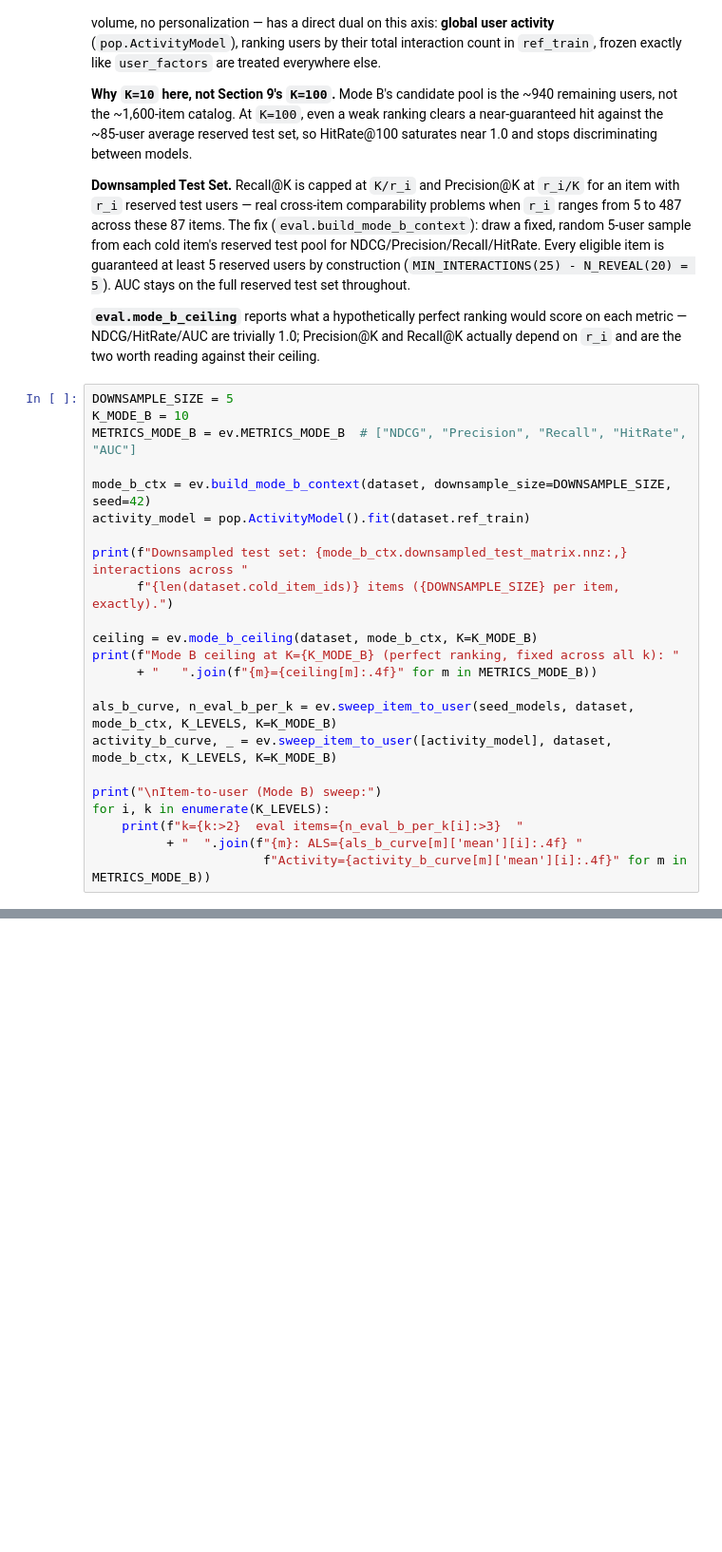
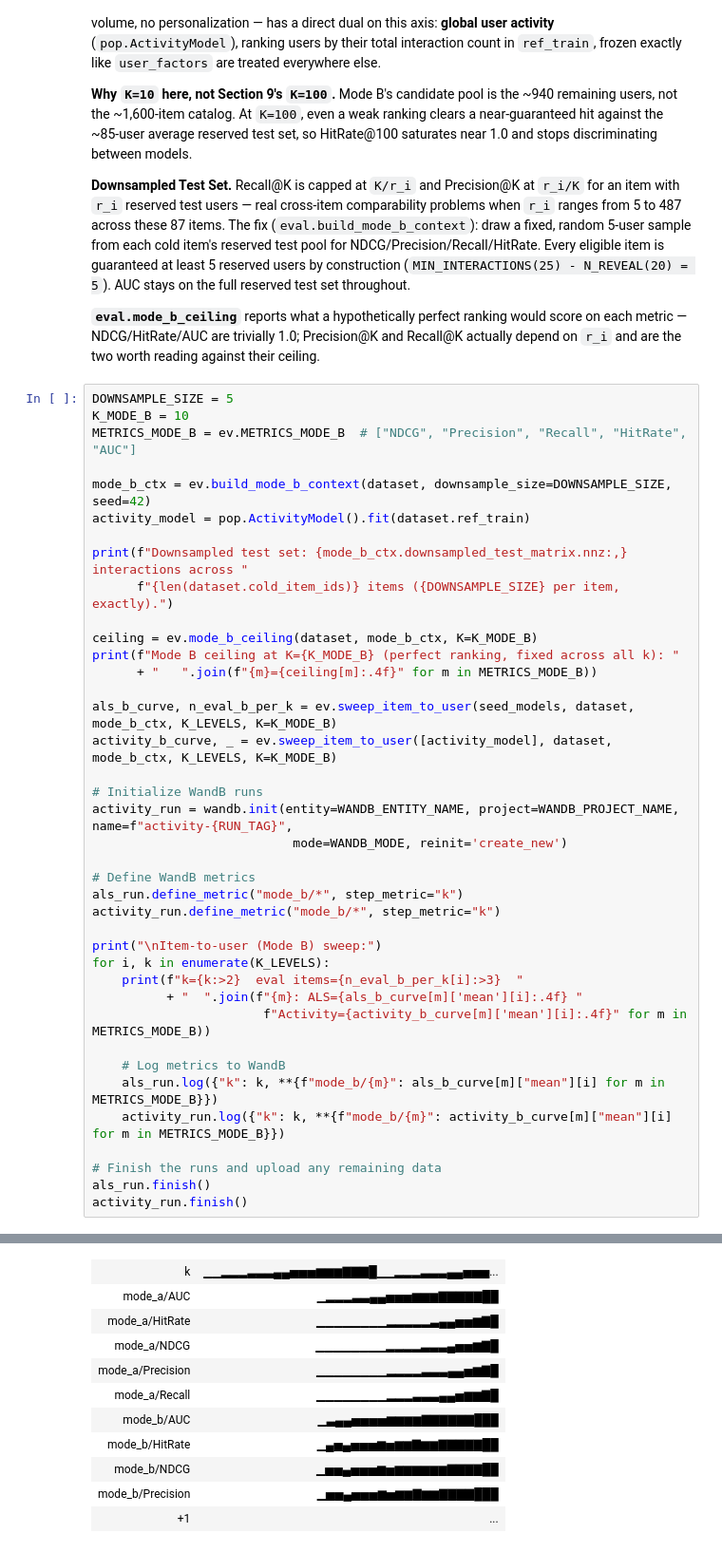
Before and after one commit to jessylan/llm-cold-start-recsys, a Jupyter notebook: notebooks/baseline_steel_thread_cf.ipynb, the cells around one changed output, grey strips where cells are left out. Shown at 95% size. Drawn from its saved outputs; the diff is of its cells as text; blank space fills up the shorter version.

```diff
--- a/notebooks/baseline_steel_thread_cf.ipynb
+++ b/notebooks/baseline_steel_thread_cf.ipynb
@@ -360,11 +384,27 @@ print(f"Mode B ceiling at K={K_MODE_B} (perfect ranking, fixed across all k): "
 als_b_curve, n_eval_b_per_k = ev.sweep_item_to_user(seed_models, dataset, mode_b_ctx, K_LEVELS, K=K_MODE_B)
 activity_b_curve, _ = ev.sweep_item_to_user([activity_model], dataset, mode_b_ctx, K_LEVELS, K=K_MODE_B)
 
+# Initialize WandB runs
+activity_run = wandb.init(entity=WANDB_ENTITY_NAME, project=WANDB_PROJECT_NAME, name=f"activity-{RUN_TAG}",
+                           mode=WANDB_MODE, reinit='create_new')
+
+# Define WandB metrics
+als_run.define_metric("mode_b/*", step_metric="k")
+activity_run.define_metric("mode_b/*", step_metric="k")
+
 print("\nItem-to-user (Mode B) sweep:")
 for i, k in enumerate(K_LEVELS):
     print(f"k={k:>2}  eval items={n_eval_b_per_k[i]:>3}  "
           + "  ".join(f"{m}: ALS={als_b_curve[m]['mean'][i]:.4f} "
                        f"Activity={activity_b_curve[m]['mean'][i]:.4f}" for m in METRICS_MODE_B))
+
+    # Log metrics to WandB
+    als_run.log({"k": k, **{f"mode_b/{m}": als_b_curve[m]["mean"][i] for m in METRICS_MODE_B}})
+    activity_run.log({"k": k, **{f"mode_b/{m}": activity_b_curve[m]["mean"][i] for m in METRICS_MODE_B}})
+
+# Finish the runs and upload any remaining data
+als_run.finish()
+activity_run.finish()
 # %% [output]
 Downsampled test set: 435 interactions across 87 items (5 per item, exactly).
 Mode B ceiling at K=10 (perfect ranking, fixed across all k): NDCG=1.0000   Precision=0.5000   Recall=1.0000   HitRate=1.0000   AUC=1.0000
@@ -385,0 +436,11 @@ k=20  eval items= 87  NDCG: ALS=0.0722 Activity=0.0707  Precision: ALS=0.0428 Ac
+| k | ▁▁▂▂▂▃▃▃▄▄▅▅▅▆▆▆▇▇▇█▁▁▂▂▂▃▃▃▄▄▅▅▅... |
+| mode_a/AUC | ▁▂▂▂▃▃▄▄▅▅▅▆▆▆▇▇▇▇▇██ |
+| mode_a/HitRate | ▁▁▁▁▁▁▁▁▂▂▂▂▂▃▄▄▅▅▆▇█ |
+| mode_a/NDCG | ▁▁▁▁▁▁▁▁▂▂▂▂▃▃▃▄▅▅▆▇█ |
+| mode_a/Precision | ▁▁▁▁▁▁▁▁▂▂▂▂▃▃▃▄▄▅▆▇█ |
+| mode_a/Recall | ▁▁▁▁▁▁▁▁▂▂▂▃▃▃▄▄▅▆▆▇█ |
+| mode_b/AUC | ▁▃▄▄▅▅▅▅▆▆▆▆▇▇▇▇▇▇███ |
+| mode_b/HitRate | ▁▄▅▄▅▅▅▆▅▆▆▇▆▆▇▇▇▇▇██ |
+| mode_b/NDCG | ▁▅▅▄▅▅▅▆▅▆▆▆▆▆▆▇▇▇▇██ |
+| mode_b/Precision | ▁▅▅▄▅▅▅▆▅▆▆▇▆▆▇▇▇▇███ |
+| +1 | ... |
```
Also changed, not shown: parts of 8 cells of this notebook, 1 other file.
